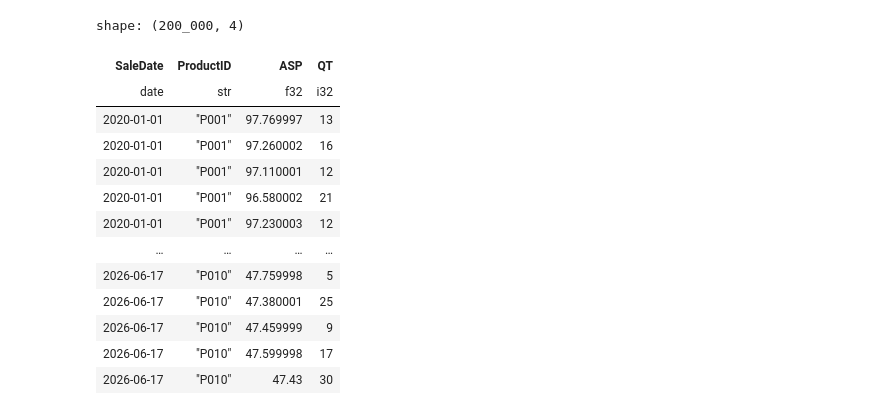
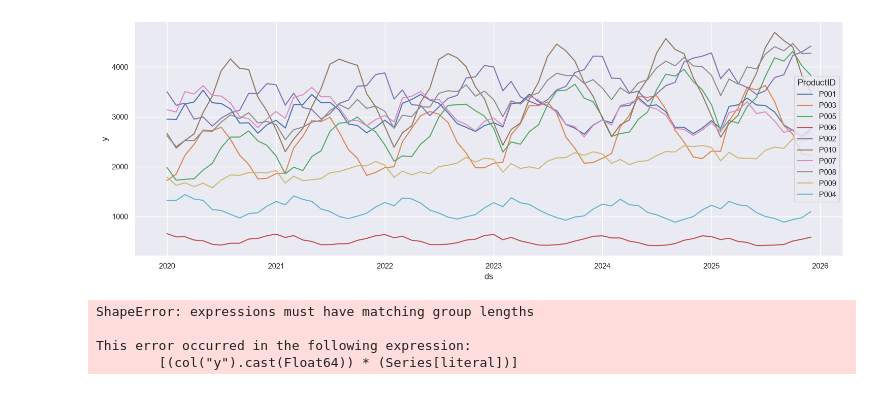
Before and after one commit to maranefabio/Company_Sales_Forecasting, a Jupyter notebook: main.ipynb, the cells around one changed output. Saved outputs shown, nothing was run; the diff lists cells and outputs as text; code cells hidden in the pictures.

```diff
--- a/main.ipynb
+++ b/main.ipynb
@@ -18,0 +68,11 @@ df: pl.DataFrame = pl.read_csv(
+# %%
+etl: ETL = ETL()
+# %%
+df_QT: pd.DataFrame = etl.prepare_dataframe(
+    df=df_raw.to_pandas(),
+    x='ProductID',
+    y='QT',
+    date_cut='2026/01'
+)
+
+df_QT: pl.DataFrame = pl.from_pandas(df_QT)
@@ -19,17 +98,26 @@ df: pl.DataFrame = pl.read_csv(
+# %%
+df_QT = df_QT.sort(by='ds')
 # %%
-def plot_dataframe(x: str, y: str, type: str) -> None
+def line_plot(df: pl.DataFrame, x: str, y: str, hue: str) -> None:
+    fig, ax = plt.subplots(figsize=(18, 6))
+    sns.lineplot(data=df, x=x, y=y, hue=hue, ax=ax)
-# %% [output]
-shape: (200_000, 4)
-| SaleDate | ProductID | ASP | QT |
-| date | str | f32 | i32 |
-| 2020-01-01 | "P001" | 97.769997 | 13 |
-| 2020-01-01 | "P001" | 97.260002 | 16 |
-| 2020-01-01 | "P001" | 97.110001 | 12 |
-| 2020-01-01 | "P001" | 96.580002 | 21 |
-| 2020-01-01 | "P001" | 97.230003 | 12 |
-| … | … | … | … |
-| 2026-06-17 | "P010" | 47.759998 | 5 |
-| 2026-06-17 | "P010" | 47.380001 | 25 |
-| 2026-06-17 | "P010" | 47.459999 | 9 |
-| 2026-06-17 | "P010" | 47.599998 | 17 |
-| 2026-06-17 | "P010" | 47.43 | 30 |
+# %%
+line_plot(df_QT, x='ds', y='y', hue='ProductID')
+# %% [output]
+[figure, added]
+# %%
+noise_percentage: float = 0.05
+
+df_QT: pl.DataFrame = df_QT.with_columns(
+    (
+        pl.col('y') *
+        pl.lit(
+            np.random.normal(loc=1.0, scale=noise_percentage, size=len(df_QT))
+        )
+    ).over('ProductID').alias('y')
+)
+# %% [output]
+ShapeError: expressions must have matching group lengths
+
+This error occurred in the following expression:
+        [(col("y").cast(Float64)) * (Series[literal])]
```
Also changed, not shown: parts of 9 cells of this notebook, 2 other files.
